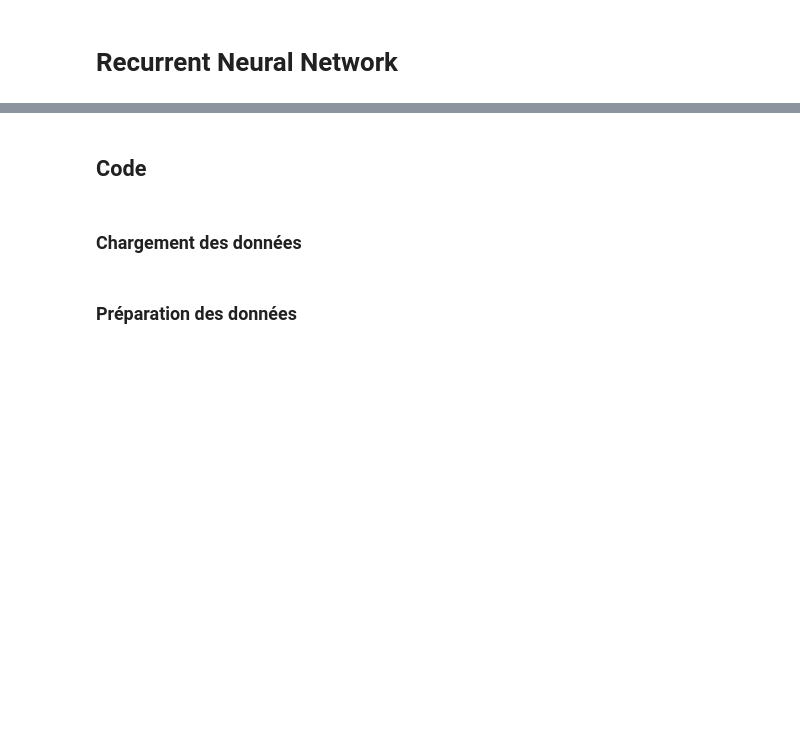
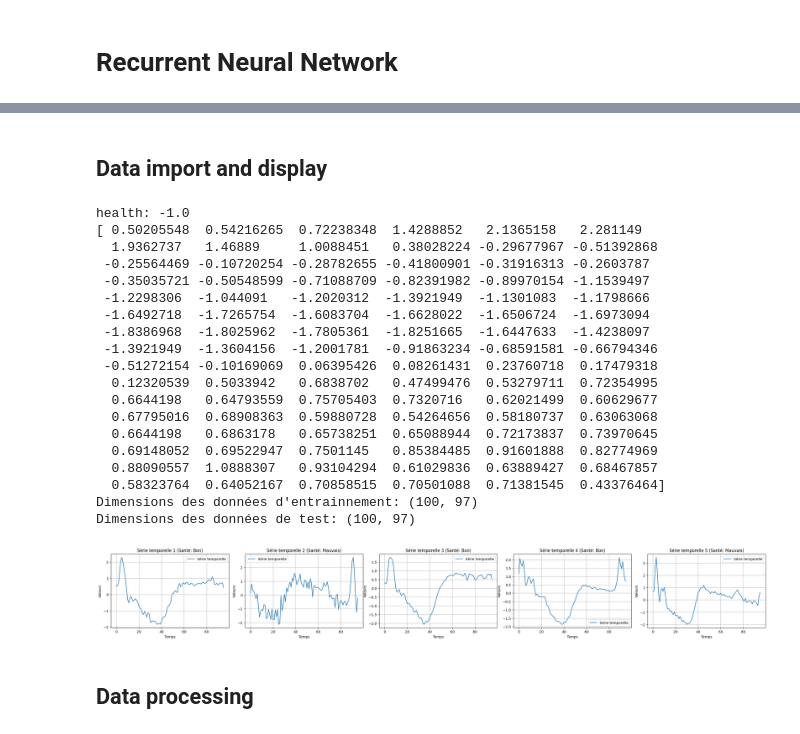
Before and after one commit to Transformot/deep-learning_project, a Jupyter notebook: Recurrent-Neural-Network.ipynb, the cells around one changed output, grey strips where cells are left out. Drawn from its saved outputs; the diff is of its cells as text; code cells hidden in the pictures; blank space fills up the shorter version.

```diff
--- a/Recurrent-Neural-Network.ipynb
+++ b/Recurrent-Neural-Network.ipynb
@@ -26,10 +16,58 @@ To enable the following instructions: AVX2 AVX512F AVX512_VNNI FMA, in other ope
 # %% [markdown]
-## Code
+## Data import and display
-# %% [markdown]
-### Chargement des données
 # %%
+# Data recovery
 train_data = np.loadtxt('data/ECG200_TRAIN.tsv', delimiter='\t')
 test_data = np.loadtxt('data/ECG200_TEST.tsv', delimiter='\t')
+
+# Show first time series
+print("health:", train_data[0,0])
+print(train_data[0,1:])
+
+# Show data dimensions
+print("Dimensions des données d'entrainnement:", train_data.shape)
+print("Dimensions des données de test:", test_data.shape)
+
+# Show first 5 time series
+nb_series_a_afficher = 5
+plt.figure(figsize=(27, 7))
+for i in range(nb_series_a_afficher):
+    serie_temporelle = train_data[i, 1:]
+    etat_sante = train_data[i, 0]
+
+    plage_temps = range(len(serie_temporelle))
+
+    plt.subplot(2, nb_series_a_afficher, i+1)
+    plt.plot(plage_temps, serie_temporelle, label='Série temporelle')
+    plt.xlabel('Temps')
+    plt.ylabel('Valeurs')
+    plt.title(f'Série temporelle {i+1} (Santé: {"Bon" if etat_sante == -1 else "Mauvais"})')
+    plt.legend()
+    plt.grid(True)
+
+plt.tight_layout()
+plt.show()
+# %% [output]
+health: -1.0
+[ 0.50205548  0.54216265  0.72238348  1.4288852   2.1365158   2.281149
+  1.9362737   1.46889     1.0088451   0.38028224 -0.29677967 -0.51392868
+ -0.25564469 -0.10720254 -0.28782655 -0.41800901 -0.31916313 -0.2603787
+ -0.35035721 -0.50548599 -0.71088709 -0.82391982 -0.89970154 -1.1539497
+ -1.2298306  -1.044091   -1.2020312  -1.3921949  -1.1301083  -1.1798666
+ -1.6492718  -1.7265754  -1.6083704  -1.6628022  -1.6506724  -1.6973094
+ -1.8386968  -1.8025962  -1.7805361  -1.8251665  -1.6447633  -1.4238097
+ -1.3921949  -1.3604156  -1.2001781  -0.91863234 -0.68591581 -0.66794346
+ -0.51272154 -0.10169069  0.06395426  0.08261431  0.23760718  0.17479318
+  0.12320539  0.5033942   0.6838702   0.47499476  0.53279711  0.72354995
+  0.6644198   0.64793559  0.75705403  0.7320716   0.62021499  0.60629677
+  0.67795016  0.68908363  0.59880728  0.54264656  0.58180737  0.63063068
+  0.6644198   0.6863178   0.65738251  0.65088944  0.72173837  0.73970645
+  0.69148052  0.69522947  0.7501145   0.85384485  0.91601888  0.82774969
+  0.88090557  1.0888307   0.93104294  0.61029836  0.63889427  0.68467857
+  0.58323764  0.64052167  0.70858515  0.70501088  0.71381545  0.43376464]
+Dimensions des données d'entrainnement: (100, 97)
+Dimensions des données de test: (100, 97)
+[figure, added]
 # %% [markdown]
-### Préparation des données
+## Data processing
 # %%
```
Also changed, not shown: parts of 18 cells of this notebook, 5 other files.
